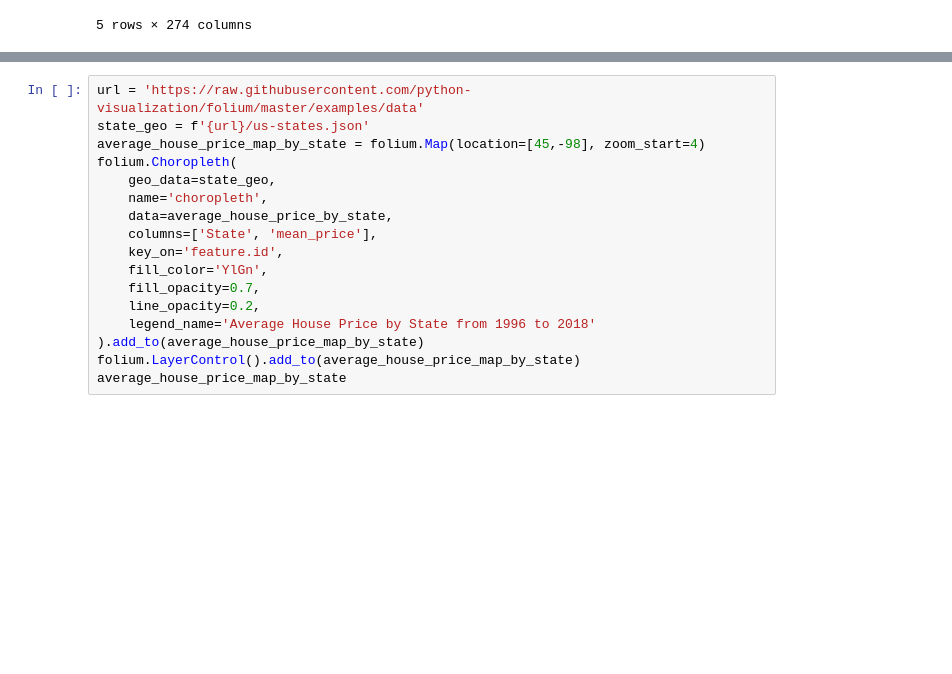
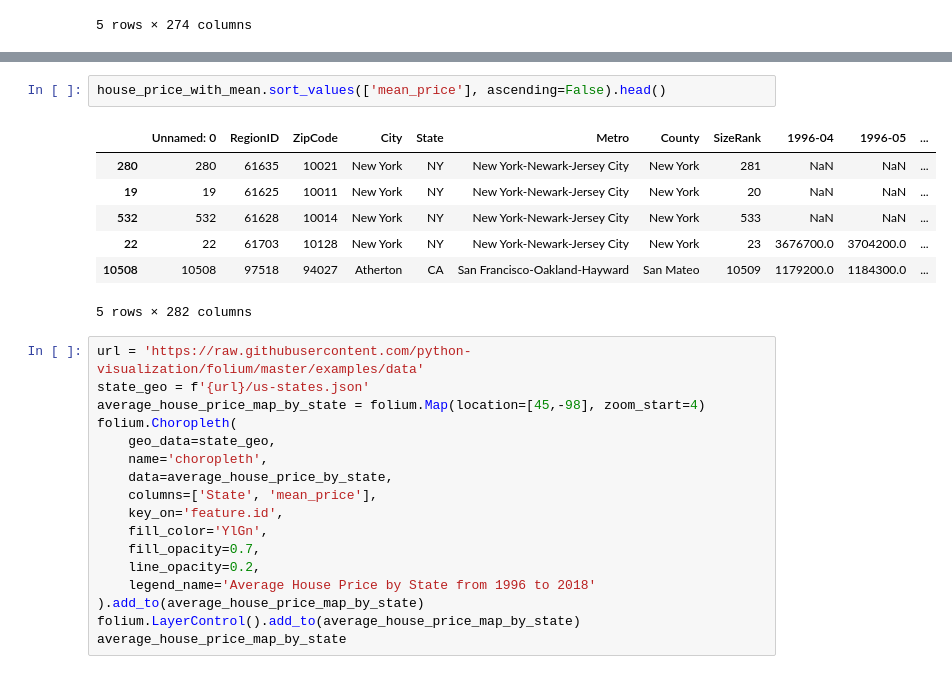
Before and after one commit to psylanrex/notebooks, a Jupyter notebook: re_main.ipynb, the cells around one changed output, grey strips where cells are left out. Saved outputs shown, nothing was run; the diff lists cells and outputs as text; blank space fills up the shorter version.

```diff
--- a/re_main.ipynb
+++ b/re_main.ipynb
@@ -209,3 +215,13 @@ Text(0, 0.5, 'Price')
+# %%
+house_price_with_mean.sort_values(['mean_price'], ascending=False).head()
+# %% [output]
+|  | Unnamed: 0 | RegionID | ZipCode | City | State | Metro | County | SizeRank | 1996-04 | 1996-05 | ... |
+| 280 | 280 | 61635 | 10021 | New York | NY | New York-Newark-Jersey City | New York | 281 | NaN | NaN | ... |
+| 19 | 19 | 61625 | 10011 | New York | NY | New York-Newark-Jersey City | New York | 20 | NaN | NaN | ... |
+| 532 | 532 | 61628 | 10014 | New York | NY | New York-Newark-Jersey City | New York | 533 | NaN | NaN | ... |
+| 22 | 22 | 61703 | 10128 | New York | NY | New York-Newark-Jersey City | New York | 23 | 3676700.0 | 3704200.0 | ... |
+| 10508 | 10508 | 97518 | 94027 | Atherton | CA | San Francisco-Oakland-Hayward | San Mateo | 10509 | 1179200.0 | 1184300.0 | ... |
+5 rows × 282 columns
 # %%
 url = 'https://raw.githubusercontent.com/python-visualization/folium/master/examples/data'
 state_geo = f'{url}/us-states.json'
```
Also changed, not shown: parts of 9 cells of this notebook.
